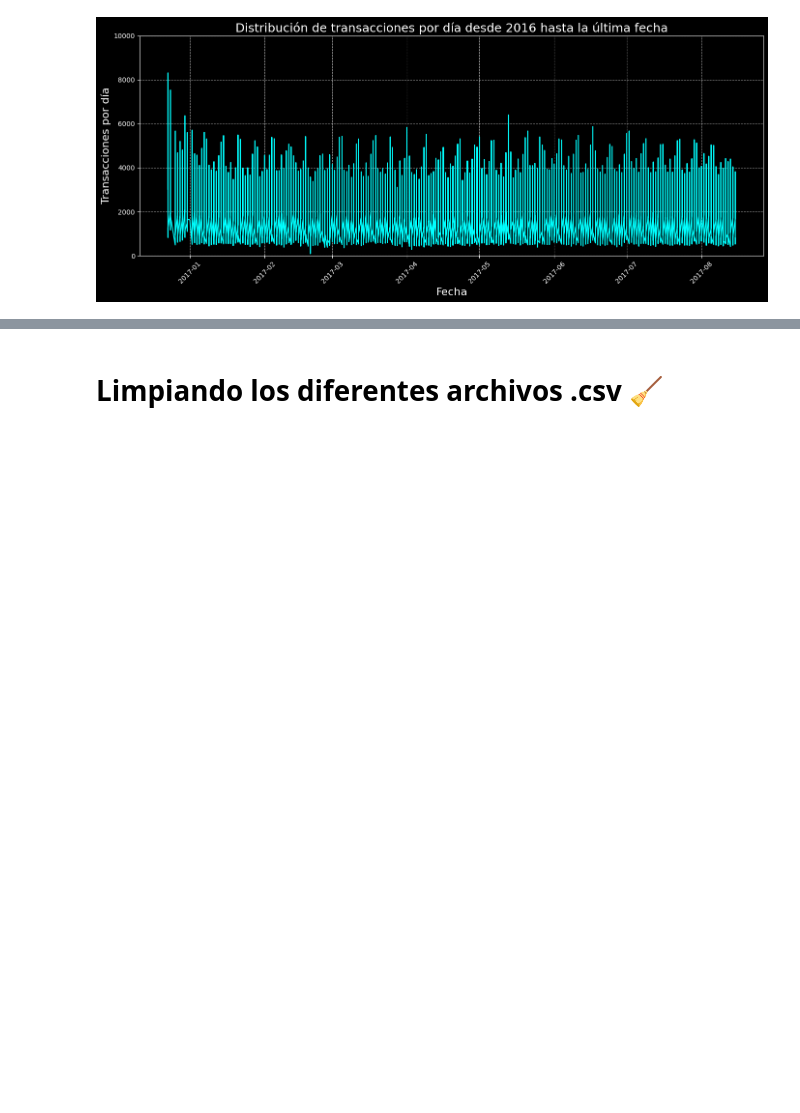
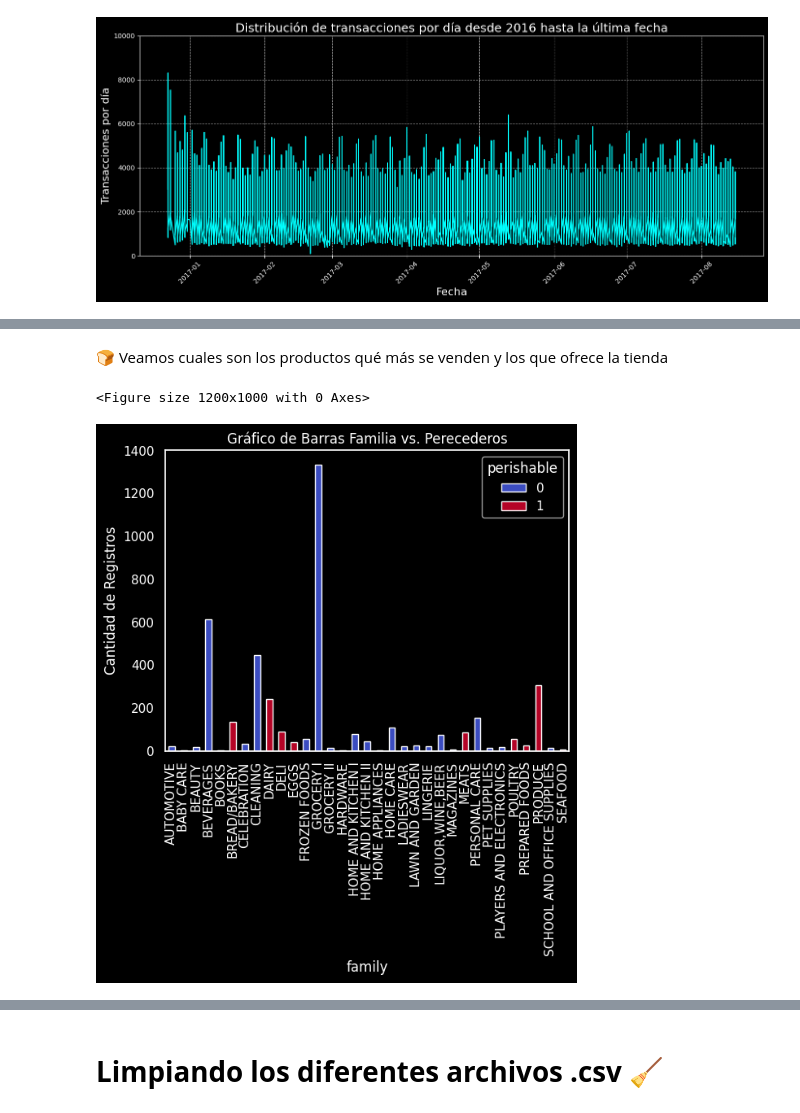
Before and after one commit to C0SS10/AI4ENG, a Jupyter notebook: 01 - Exploracion de datos.ipynb, the cells around one changed output, grey strips where cells are left out. Saved outputs shown, nothing was run; the diff lists cells and outputs as text; code cells hidden in the pictures; blank space fills up the shorter version.

```diff
--- a/01 - Exploracion de datos.ipynb
+++ b/01 - Exploracion de datos.ipynb
@@ -405,0 +472,22 @@ Promedio del día anterior y día después. (Pensar si va a hacer por tienda o p
+# %% [markdown]
+🍞 Veamos cuales son los productos qué más se venden y los que ofrece la tienda
+# %%
+# Agrupa los datos por 'family' y 'perishable' y calcula el tamaño de cada grupo
+fam_perishable = items.groupby(['family', 'perishable']).size()
+
+# Reorganiza los datos en un formato adecuado para el gráfico de barras apiladas
+fam_perishable_unstacked = fam_perishable.unstack()
+
+# Configuración de estilo y tamaño del gráfico
+plt.figure(figsize=(12, 10))
+
+# Genera el gráfico de barras apiladas
+fam_perishable_unstacked.plot(kind='bar', stacked=True, colormap='coolwarm', grid=False)
+
+# Configuración del título y etiquetas de los ejes
+plt.title('Gráfico de Barras Familia vs. Perecederos')
+plt.ylabel('Cantidad de Registros')
+plt.show()
+# %% [output]
+<Figure size 1200x1000 with 0 Axes>
+[figure, added]
```
Also changed, not shown: parts of 29 cells of this notebook.
